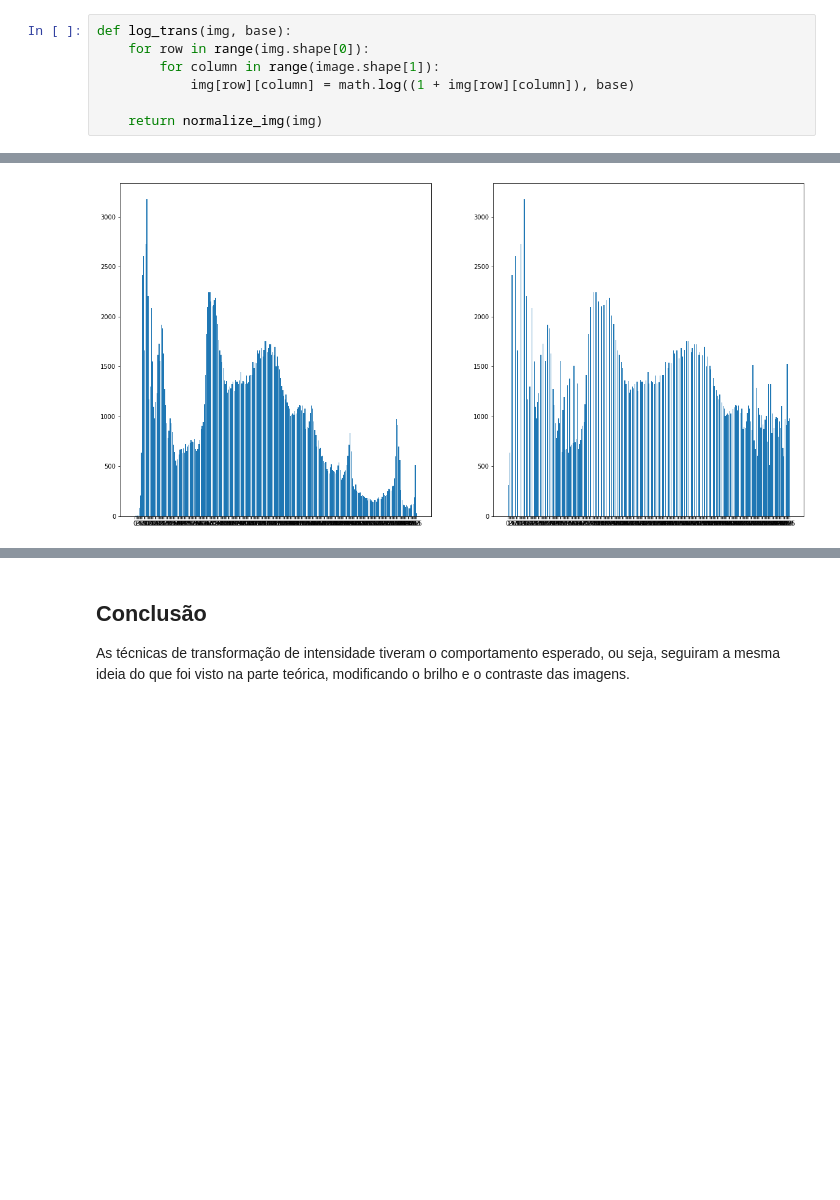
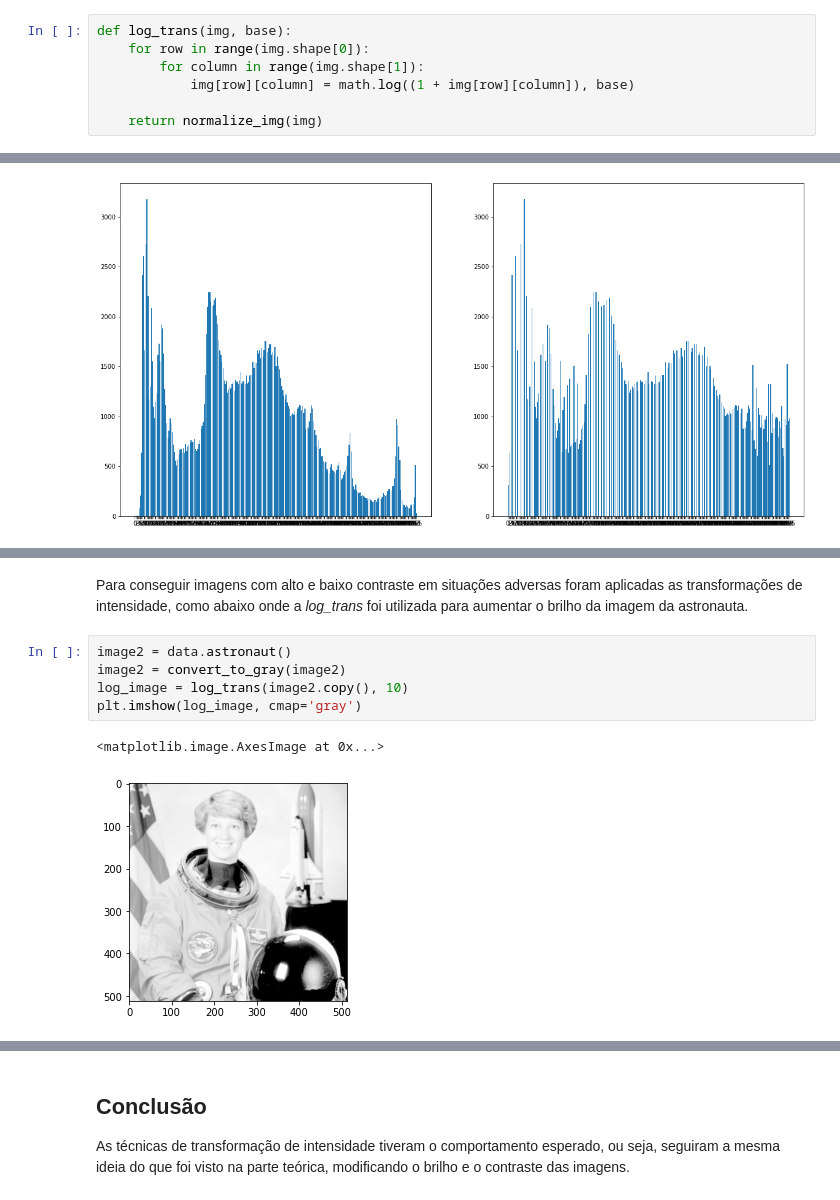
Before and after one commit to AlvaroCavalcante/digital-image-processing, a Jupyter notebook: PDI - Exercício 2.ipynb, the cells around one changed output, grey strips where cells are left out. Cells and saved outputs as stored; diff of their text form; blank space fills up the shorter version.

```diff
--- a/PDI - Exercício 2.ipynb
+++ b/PDI - Exercício 2.ipynb
@@ -107,7 +107,7 @@ Para a transformação logarítmica foi criado o método *log_trans*, passando a
 # %%
 def log_trans(img, base):
     for row in range(img.shape[0]):
-        for column in range(image.shape[1]):
+        for column in range(img.shape[1]):
             img[row][column] = math.log((1 + img[row][column]), base)
 
     return normalize_img(img)
@@ -293,0 +309,10 @@ O histograma original e equalizado são exibidos acima, sendo possível notar um
+# %% [markdown]
+Para conseguir imagens com alto e baixo contraste em situações adversas foram aplicadas as transformações de intensidade, como abaixo onde a *log_trans* foi utilizada para aumentar o brilho da imagem da astronauta.
+# %%
+image2 = data.astronaut()
+image2 = convert_to_gray(image2)
+log_image = log_trans(image2.copy(), 10)
+plt.imshow(log_image, cmap='gray')
+# %% [output]
+<matplotlib.image.AxesImage at 0x...>
+[figure, added]
```
Also changed, not shown: parts of 10 cells of this notebook, 1 other file.
